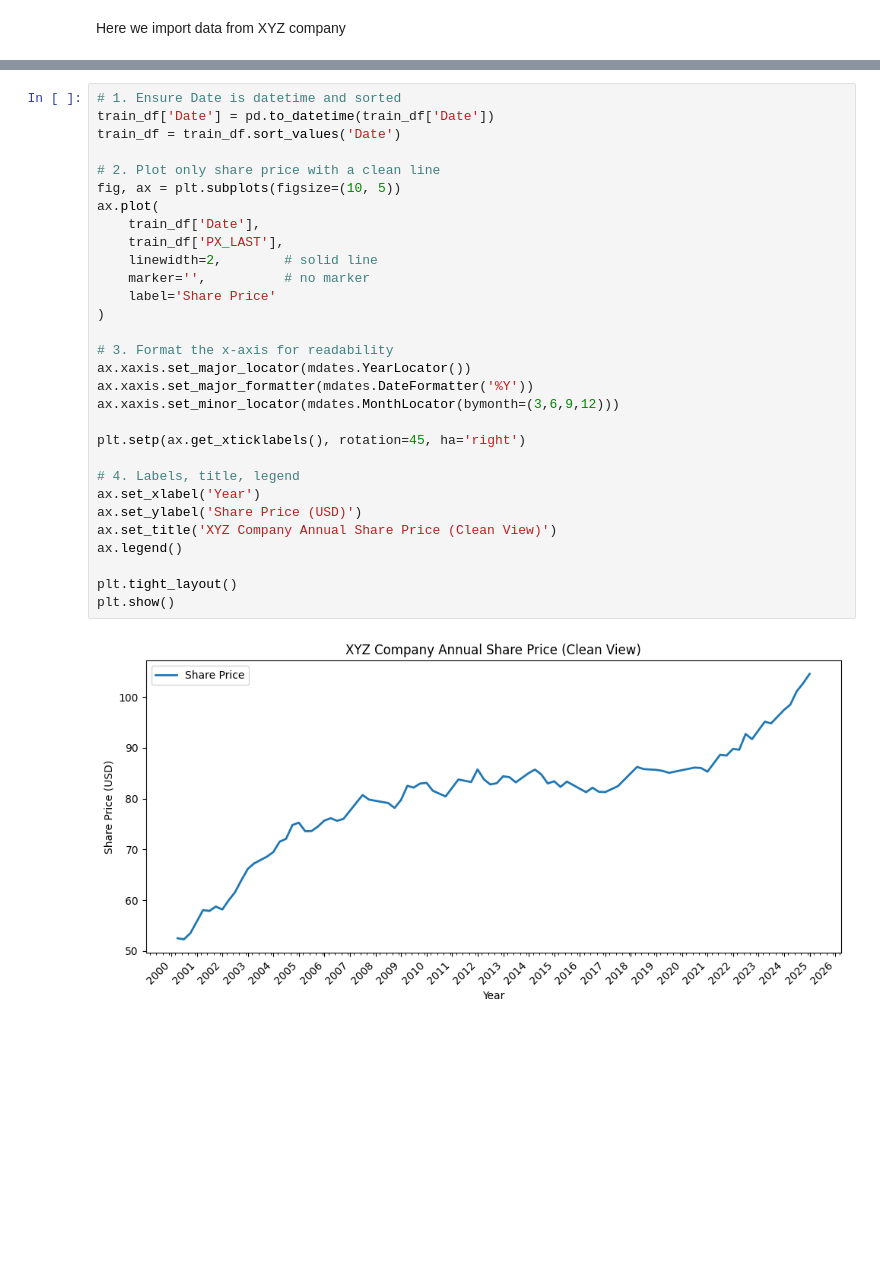
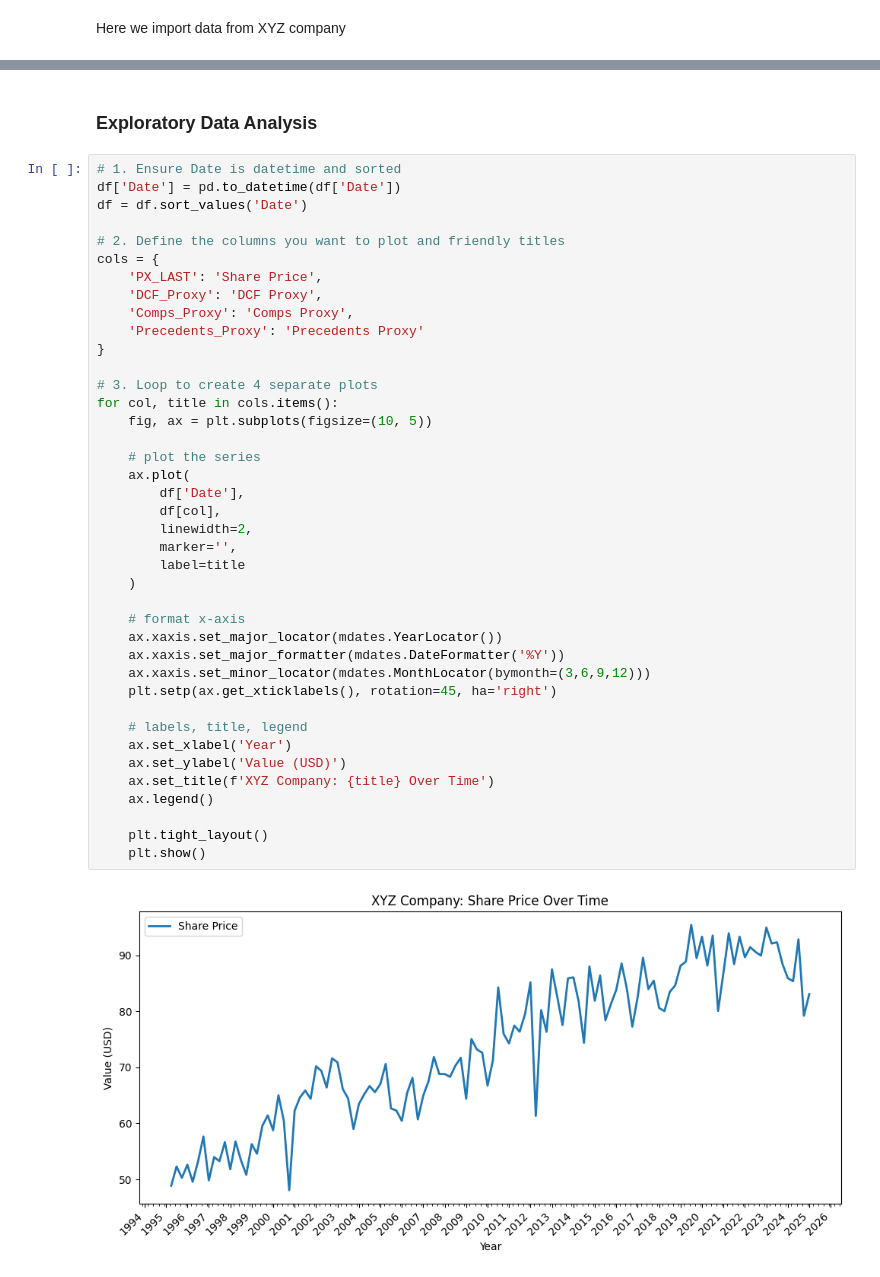
Before and after one commit to wzy07161/Statistical-Weighting-of-DCF-Comps-Transactions, a Jupyter notebook: Demo_on_XYZ_Company.ipynb, the cells around one changed output, grey strips where cells are left out. Saved outputs shown, nothing was run; the diff lists cells and outputs as text; blank space fills up the shorter version.

```diff
--- a/Demo_on_XYZ_Company.ipynb
+++ b/Demo_on_XYZ_Company.ipynb
@@ -39,32 +61,44 @@ X = df.drop(columns = ('PX_LAST'))
+# %% [markdown]
+### **Exploratory Data Analysis**
 # %%
 # 1. Ensure Date is datetime and sorted
-train_df['Date'] = pd.to_datetime(train_df['Date'])
-train_df = train_df.sort_values('Date')
+df['Date'] = pd.to_datetime(df['Date'])
+df = df.sort_values('Date')
 
-# 2. Plot only share price with a clean line
-fig, ax = plt.subplots(figsize=(10, 5))
-ax.plot(
-    train_df['Date'],
-    train_df['PX_LAST'],
-    linewidth=2,        # solid line
-    marker='',          # no marker
-    label='Share Price'
-)
+# 2. Define the columns you want to plot and friendly titles
+cols = {
+    'PX_LAST': 'Share Price',
+    'DCF_Proxy': 'DCF Proxy',
+    'Comps_Proxy': 'Comps Proxy',
+    'Precedents_Proxy': 'Precedents Proxy'
+}
 
-# 3. Format the x-axis for readability
-ax.xaxis.set_major_locator(mdates.YearLocator())
-ax.xaxis.set_major_formatter(mdates.DateFormatter('%Y'))
-ax.xaxis.set_minor_locator(mdates.MonthLocator(bymonth=(3,6,9,12)))
+# 3. Loop to create 4 separate plots
+for col, title in cols.items():
+    fig, ax = plt.subplots(figsize=(10, 5))
 
-plt.setp(ax.get_xticklabels(), rotation=45, ha='right')
+    # plot the series
+    ax.plot(
+        df['Date'],
+        df[col],
+        linewidth=2,
+        marker='',
+        label=title
+    )
 
-# 4. Labels, title, legend
-ax.set_xlabel('Year')
-ax.set_ylabel('Share Price (USD)')
-ax.set_title('XYZ Company Annual Share Price (Clean View)')
-ax.legend()
+    # format x-axis
+    ax.xaxis.set_major_locator(mdates.YearLocator())
+    ax.xaxis.set_major_formatter(mdates.DateFormatter('%Y'))
+    ax.xaxis.set_minor_locator(mdates.MonthLocator(bymonth=(3,6,9,12)))
+    plt.setp(ax.get_xticklabels(), rotation=45, ha='right')
 
-plt.tight_layout()
-plt.show()
+    # labels, title, legend
+    ax.set_xlabel('Year')
+    ax.set_ylabel('Value (USD)')
+    ax.set_title(f'XYZ Company: {title} Over Time')
+    ax.legend()
+
+    plt.tight_layout()
+    plt.show()
 # %% [output]
-[figure, old version]
+[figure, new version]
```
Also changed, not shown: parts of 24 cells of this notebook, 2 other files.
